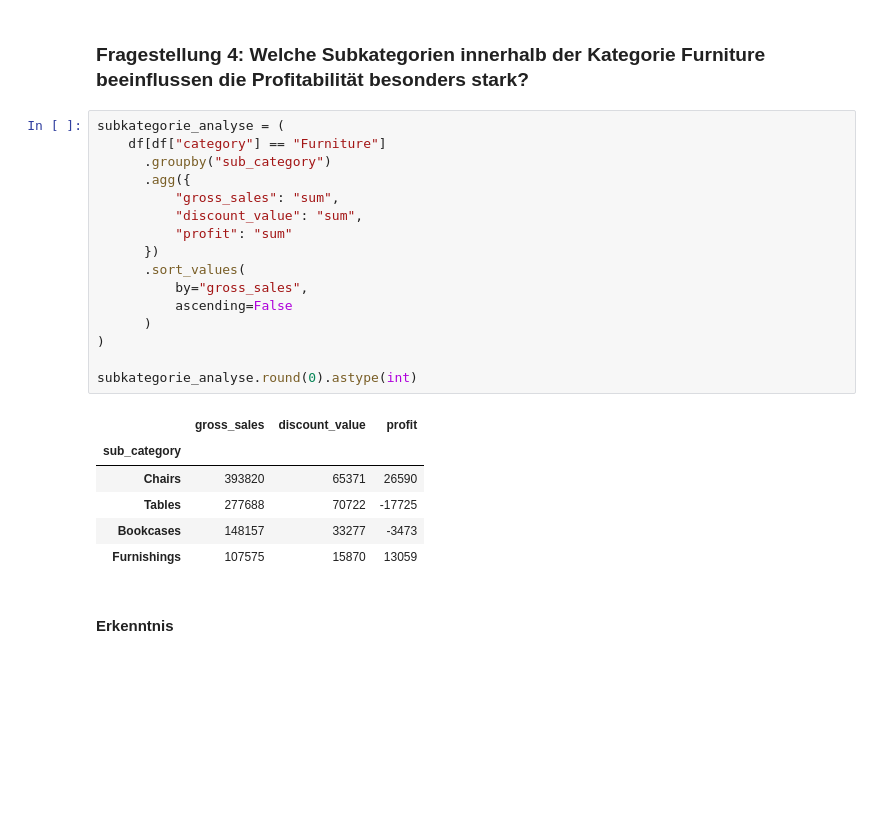
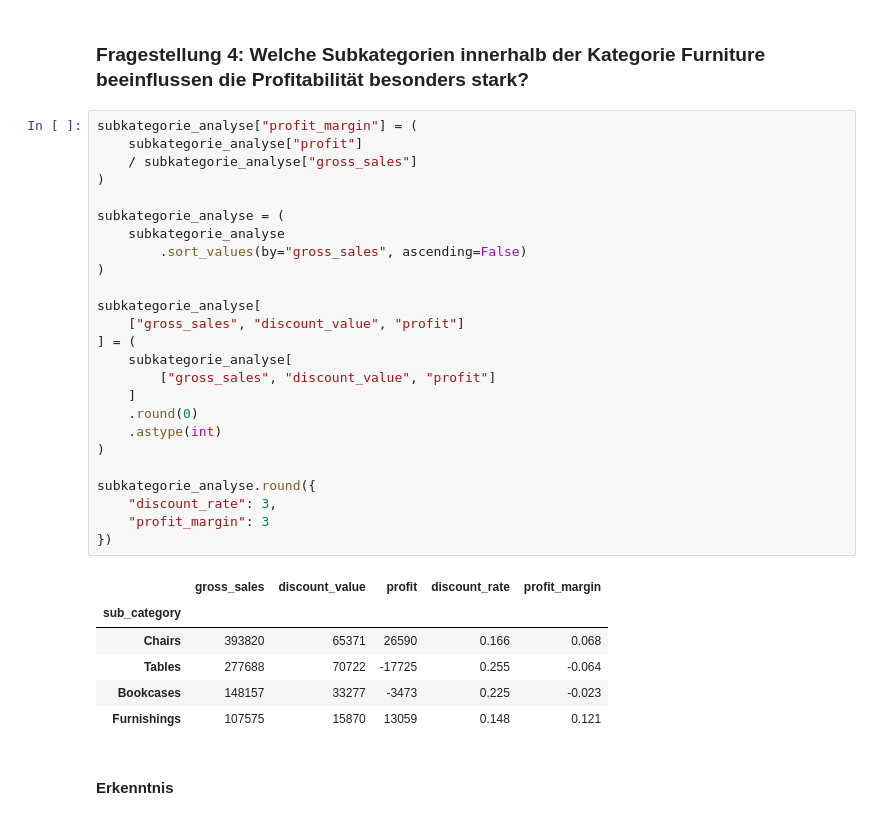
Before and after one commit to Carolyn74/Portfolioprojekt, a Jupyter notebook: test.ipynb, the cells around one changed output. Cells and saved outputs as stored; diff of their text form; blank space fills up the shorter version.

Commit message:
included discount and profit %

```diff
--- a/test.ipynb
+++ b/test.ipynb
@@ -209,28 +209,37 @@ Die Kategorie Furniture erzielt trotz vergleichbarer Rabattquoten und hoher Ums
 # %% [markdown]
 ### Fragestellung 4: Welche Subkategorien innerhalb der Kategorie Furniture beeinflussen die Profitabilität besonders stark?
 # %%
-subkategorie_analyse = (
-    df[df["category"] == "Furniture"]
-      .groupby("sub_category")
-      .agg({
-          "gross_sales": "sum",
-          "discount_value": "sum",
-          "profit": "sum"
-      })
-      .sort_values(
-          by="gross_sales",
-          ascending=False
-      )
+subkategorie_analyse["profit_margin"] = (
+    subkategorie_analyse["profit"]
+    / subkategorie_analyse["gross_sales"]
 )
 
-subkategorie_analyse.round(0).astype(int)
+subkategorie_analyse = (
+    subkategorie_analyse
+        .sort_values(by="gross_sales", ascending=False)
+)
+
+subkategorie_analyse[
+    ["gross_sales", "discount_value", "profit"]
+] = (
+    subkategorie_analyse[
+        ["gross_sales", "discount_value", "profit"]
+    ]
+    .round(0)
+    .astype(int)
+)
+
+subkategorie_analyse.round({
+    "discount_rate": 3,
+    "profit_margin": 3
+})
 # %% [output]
-|  | gross_sales | discount_value | profit |
-| sub_category |  |  |  |
-| Chairs | 393820 | 65371 | 26590 |
-| Tables | 277688 | 70722 | -17725 |
-| Bookcases | 148157 | 33277 | -3473 |
-| Furnishings | 107575 | 15870 | 13059 |
+|  | gross_sales | discount_value | profit | discount_rate | profit_margin |
+| sub_category |  |  |  |  |  |
+| Chairs | 393820 | 65371 | 26590 | 0.166 | 0.068 |
+| Tables | 277688 | 70722 | -17725 | 0.255 | -0.064 |
+| Bookcases | 148157 | 33277 | -3473 | 0.225 | -0.023 |
+| Furnishings | 107575 | 15870 | 13059 | 0.148 | 0.121 |
 # %% [markdown]
 #### Erkenntnis
 # %% [markdown]
```
